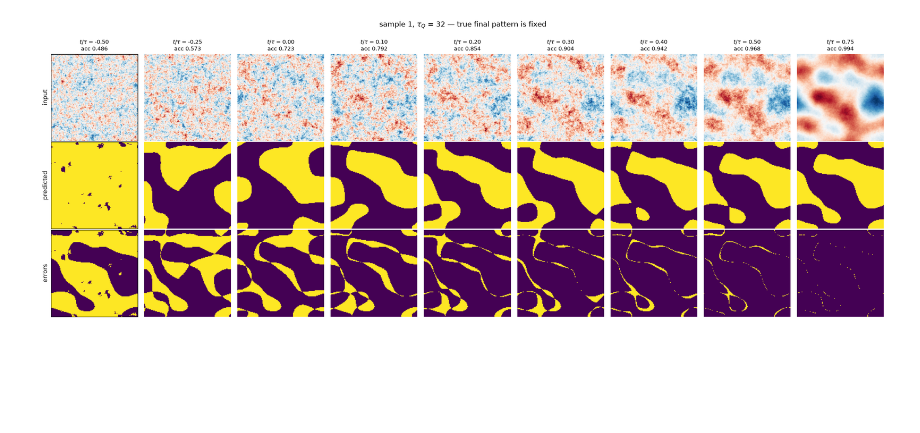
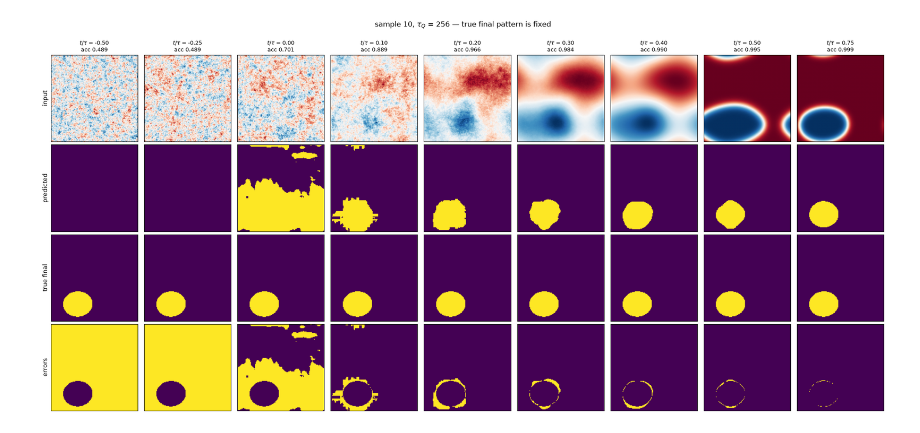
Before and after one commit to KristianMunnikhuis/MachineLearningKZ, a Jupyter notebook: notebooks/analysis_2D.ipynb, the cells around one changed output. Drawn from its saved outputs; the diff is of its cells as text; code cells hidden in the pictures; blank space fills up the shorter version.

Commit message:
Pushing recent figures and notebooks

```diff
--- a/notebooks/analysis_2D.ipynb
+++ b/notebooks/analysis_2D.ipynb
@@ -7,17 +0,0 @@ import src.kz_ml as kzml
-# %%
-import glob, json
-import numpy as np
-import matplotlib.pyplot as plt
-
-rows = [json.load(open(f)) for f in glob.glob("../results/tau32_t*.json")]
-rows.sort(key=lambda r: r["t_used"])
-
-t    = np.array([r["t_used"]   for r in rows])
-base = np.array([r["baseline"] for r in rows])
-acc  = np.array([r["test_acc"] for r in rows])
-
-plt.semilogy(t/32, 1-base, "o-", label="baseline")
-plt.semilogy(t/32, 1-acc,  "s-", label="U-Net")
-plt.axvline(0, color="k", ls=":", label="transition")
-plt.xlabel("$t/\\tau_Q$"); plt.ylabel("error rate"); plt.legend()
-plt.show()
@@ -26,15 +1,14 @@ plt.show()
 # %%
 import sys; sys.path.insert(0, "..")
-import glob, json, re
+import glob, json
 import numpy as np
 import matplotlib.pyplot as plt
 import torch
 import src.kz_ml as kzml
 
-SAMPLE = 1                                   # which sample to follow
-TAU    = 64
+SAMPLE = 10
+TAU    = 256
 
-# every model we trained, sorted by input time
 tags = sorted(
     (json.load(open(f))["t_used"], f.replace(".json", ""))
     for f in glob.glob(f"../results/tau{TAU}_t*.json")
@@ -42,37 +16,37 @@ tags = sorted(
 )
 
 d = np.load(f"../data/2D_tau{TAU}/chunk_000.npz")
 Y = (d["phi_final"] > 0)[SAMPLE]
 
 n = len(tags)
-fig, axes = plt.subplots(3, n, figsize=(2.2*n, 7))
+fig, axes = plt.subplots(4, n, figsize=(2.2*n, 9.2), squeeze=False)
 
 for col, (t_used, tag) in enumerate(tags):
     r     = json.load(open(tag + ".json"))
     model = kzml.UNet()
     model.load_state_dict(torch.load(tag + ".pt", map_location="cpu"))
     model.eval()
 
     i = int(np.argmin(np.abs(d["snap_times"] - t_used)))
     x = d["snaps"][SAMPLE, i]
 
     with torch.no_grad():
         pred = (model(torch.from_numpy(x[None, None] / r["scale"])) > 0).numpy()[0, 0]
 
     axes[0, col].imshow(x, cmap="RdBu")
     axes[0, col].set_title(f"$t/\\tau$ = {t_used/TAU:.2f}\nacc {r['test_acc']:.3f}", fontsize=9)
     axes[1, col].imshow(pred)
-    axes[2, col].imshow(pred != Y)
+    axes[2, col].imshow(Y)
+    axes[3, col].imshow(pred != Y)
 
 for ax in axes.ravel():
-    ax.axis("off")
-axes[0, 0].set_ylabel("input");      axes[0, 0].axis("on"); axes[0, 0].set_xticks([]); axes[0, 0].set_yticks([])
-axes[1, 0].set_ylabel("predicted");  axes[1, 0].axis("on"); axes[1, 0].set_xticks([]); axes[1, 0].set_yticks([])
-axes[2, 0].set_ylabel("errors");     axes[2, 0].axis("on"); axes[2, 0].set_xticks([]); axes[2, 0].set_yticks([])
+    ax.set_xticks([]); ax.set_yticks([])
+for row, lab in enumerate(["input", "predicted", "true final", "errors"]):
+    axes[row, 0].set_ylabel(lab, fontsize=10)
 
 plt.suptitle(f"sample {SAMPLE}, $\\tau_Q$ = {TAU} — true final pattern is fixed", y=1.0)
 plt.tight_layout()
 plt.savefig(f"../figures/evolution_tau{TAU}_s{SAMPLE}.png", dpi=150)
 plt.show()
 # %% [output]
-[figure, old version]
+[figure, new version]
```
Also changed, not shown: parts of 9 cells of this notebook, 22 other files.
